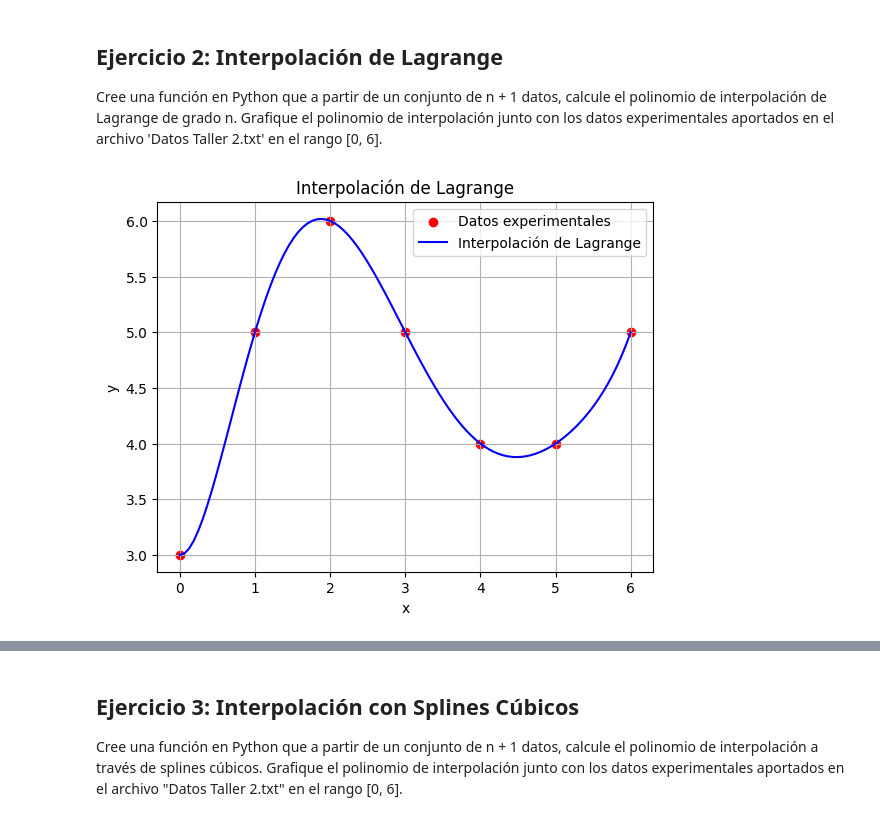
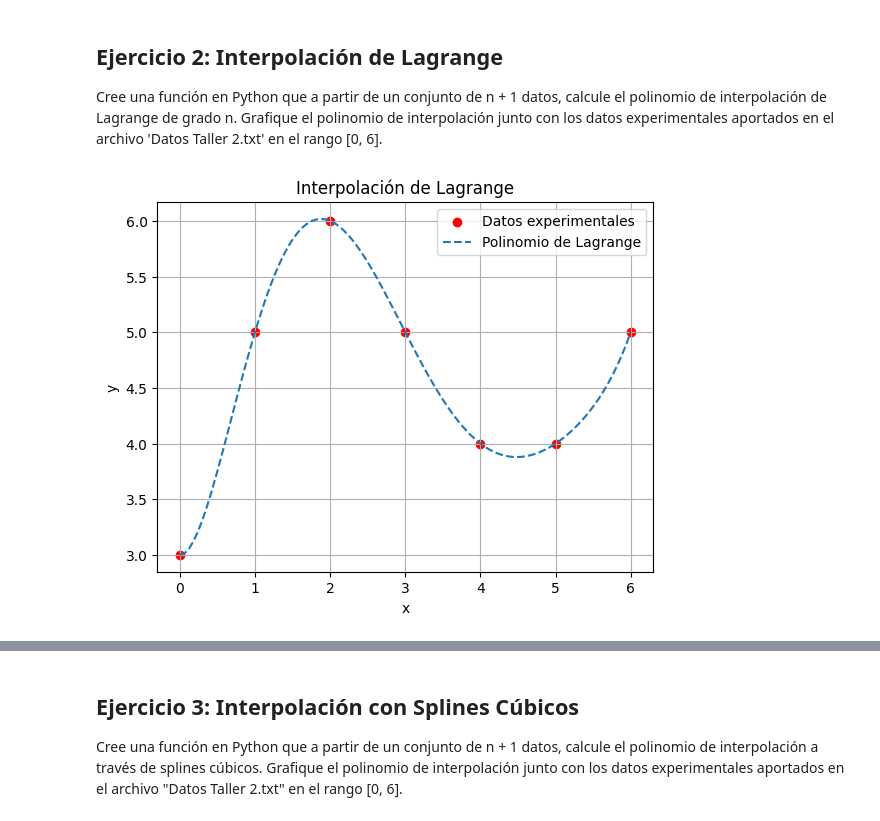
Before and after one commit to clauloro/Simulacion_numerica, a Jupyter notebook: Talller_2_Interpolación/2.ipynb, the cells around one changed output, grey strips where cells are left out. Cells and saved outputs as stored; diff of their text form; code cells hidden in the pictures.

```diff
--- a/Talller_2_Interpolación/2.ipynb
+++ b/Talller_2_Interpolación/2.ipynb
@@ -106,38 +61,38 @@ datos experimentales aportados en el archivo 'Datos Taller 2.txt' en el rango [0
 # %%
 import numpy as np
 import matplotlib.pyplot as plt
 
-def lagrange_basis(x, x_data, k):
-    """Calcula la base de Lagrange L_k(x)."""
-    term = 1
-    for i in range(len(x_data)):
+def lagrange_basis(x, x_vals, k):
+    """ Calcula el k-ésimo polinomio base de Lagrange """
+    L_k = 1
+    for i in range(len(x_vals)):
         if i != k:
-            term *= (x - x_data[i]) / (x_data[k] - x_data[i])
-    return term
+            L_k *= (x - x_vals[i]) / (x_vals[k] - x_vals[i])
+    return L_k
 
-def lagrange_interpolation(x_vals, x_data, y_data):
-    """Evalúa el polinomio de interpolación de Lagrange en los puntos x_vals."""
-    y_vals = np.zeros_like(x_vals)
-    for k in range(len(x_data)):
-        y_vals += y_data[k] * lagrange_basis(x_vals, x_data, k)
-    return y_vals
+def polinomio_lagrange(x_eval, x_vals, y_vals):
+    """ Evalúa el polinomio de interpolación de Lagrange """
+    resultado = 0
+    for k in range(len(x_vals)):
+        resultado += y_vals[k] * lagrange_basis(x_eval, x_vals, k)
+    return resultado
 
-# Datos del archivo "Datos Taller 2.txt"
-x_data = np.array([0, 1, 2, 3, 4, 5, 6])
-y_data = np.array([3, 5, 6, 5, 4, 4, 5])
+# Cargar los datos del archivo
+datos = np.loadtxt("Datos_Taller_2.txt")
+x_datos, y_datos = datos[:, 0], datos[:, 1]
 
-# Crear valores para graficar el polinomio en el rango [0,6]
-x_vals = np.linspace(0, 6, 100)
-y_vals = lagrange_interpolation(x_vals, x_data, y_data)
+# Evaluar el polinomio en un rango de puntos para graficar
+x_graf = np.linspace(0, 6, 100)
+y_graf = [polinomio_lagrange(x, x_datos, y_datos) for x in x_graf]
 
-# Graficar los datos y el polinomio de interpolación
-plt.scatter(x_data, y_data, color='red', label='Datos experimentales')
-plt.plot(x_vals, y_vals, label='Interpolación de Lagrange', color='blue')
+# Graficar
+plt.scatter(x_datos, y_datos, color='red', label='Datos experimentales')
+plt.plot(x_graf, y_graf, label='Polinomio de Lagrange', linestyle='--')
 plt.xlabel('x')
 plt.ylabel('y')
-plt.title('Interpolación de Lagrange')
 plt.legend()
 plt.grid()
+plt.title('Interpolación de Lagrange')
 plt.show()
 # %% [output]
-[figure, old version]
+[figure, new version]
```
Also changed, not shown: parts of 6 cells of this notebook.
